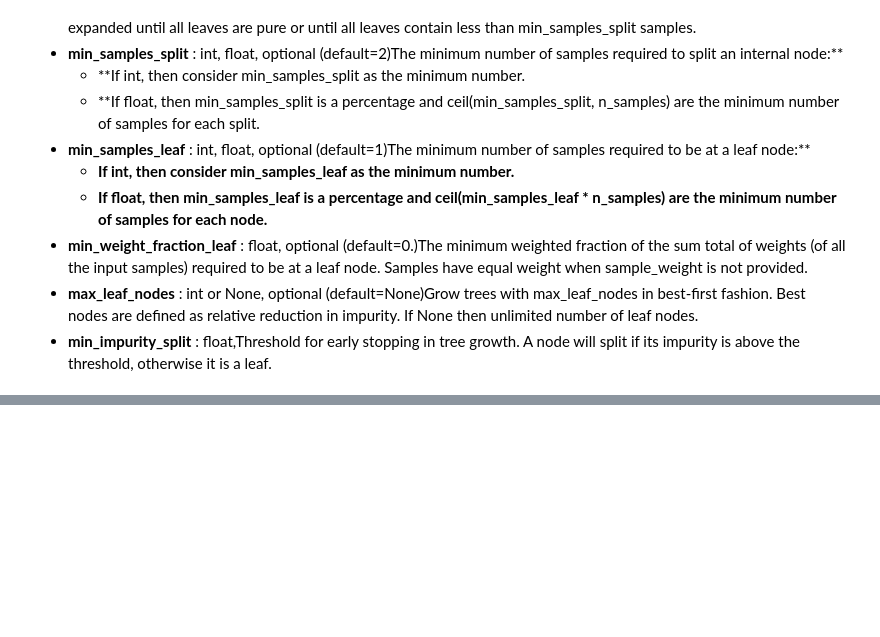
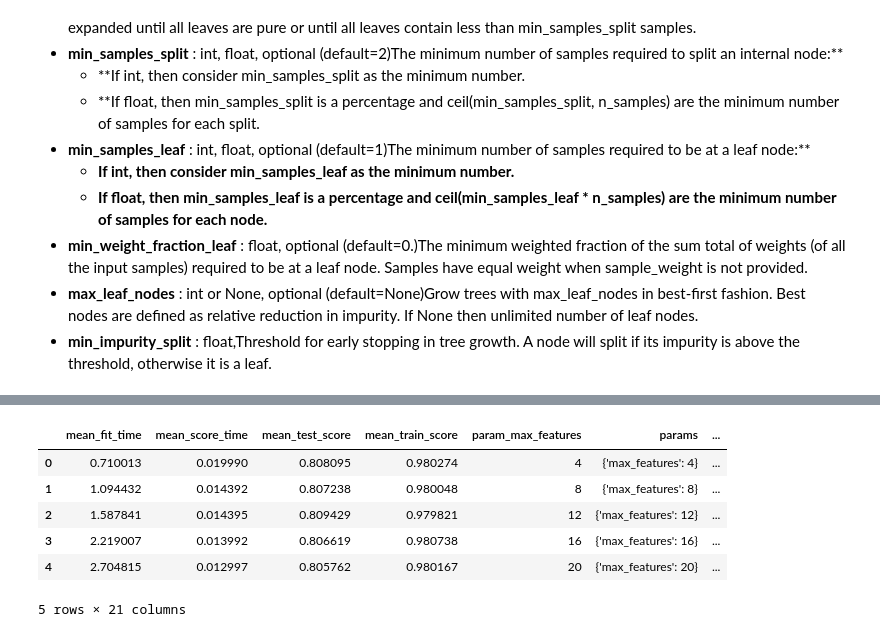
Before and after one commit to SivaLokam/RandomForests, a Jupyter notebook: Random_Forests+Predict+Customer_Default.ipynb, the cells around one changed output, grey strips where cells are left out. Cells and saved outputs as stored; diff of their text form; code cells hidden in the pictures; blank space fills up the shorter version.

```diff
--- a/Random_Forests+Predict+Customer_Default.ipynb
+++ b/Random_Forests+Predict+Customer_Default.ipynb
@@ -289,0 +392,12 @@ The following hyperparameters are present in a random forest classifier. Note th
+# %%
+# scores of GridSearch CV
+scores = rf.cv_results_
+pd.DataFrame(scores).head()
+# %% [output]
+|  | mean_fit_time | mean_score_time | mean_test_score | mean_train_score | param_max_features | params | ... |
+| 0 | 0.710013 | 0.019990 | 0.808095 | 0.980274 | 4 | {'max_features': 4} | ... |
+| 1 | 1.094432 | 0.014392 | 0.807238 | 0.980048 | 8 | {'max_features': 8} | ... |
+| 2 | 1.587841 | 0.014395 | 0.809429 | 0.979821 | 12 | {'max_features': 12} | ... |
+| 3 | 2.219007 | 0.013992 | 0.806619 | 0.980738 | 16 | {'max_features': 16} | ... |
+| 4 | 2.704815 | 0.012997 | 0.805762 | 0.980167 | 20 | {'max_features': 20} | ... |
+5 rows × 21 columns
```
Also changed, not shown: parts of 35 cells of this notebook.
